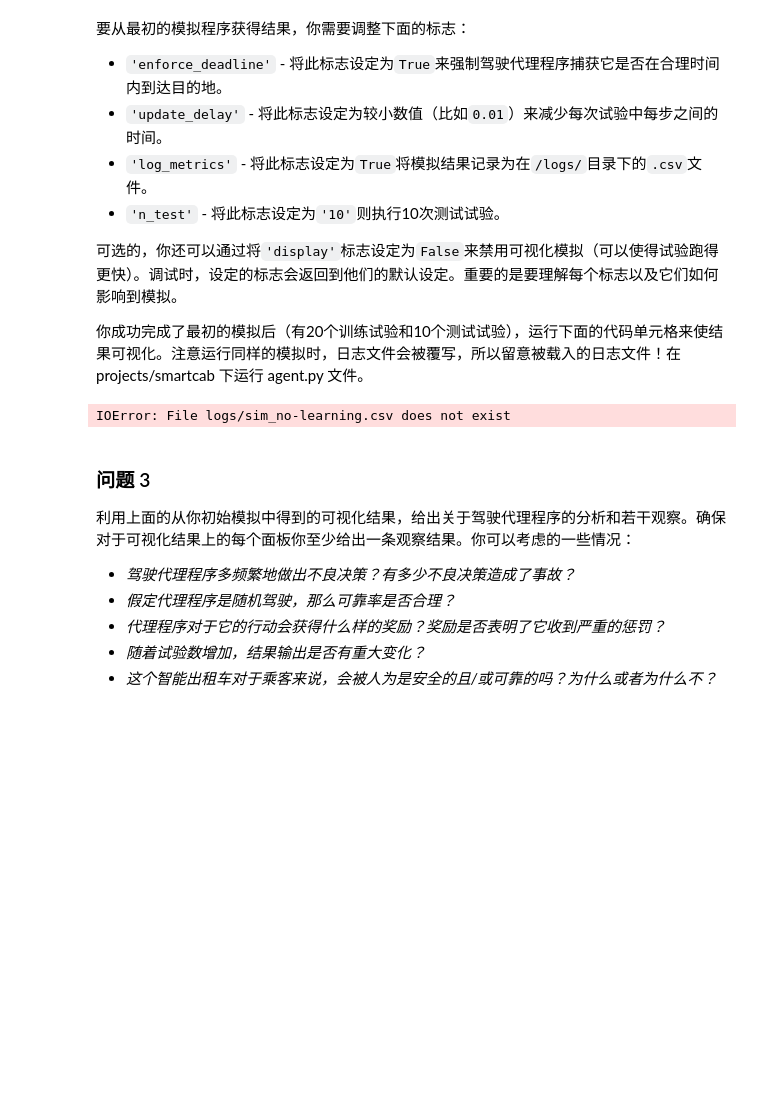
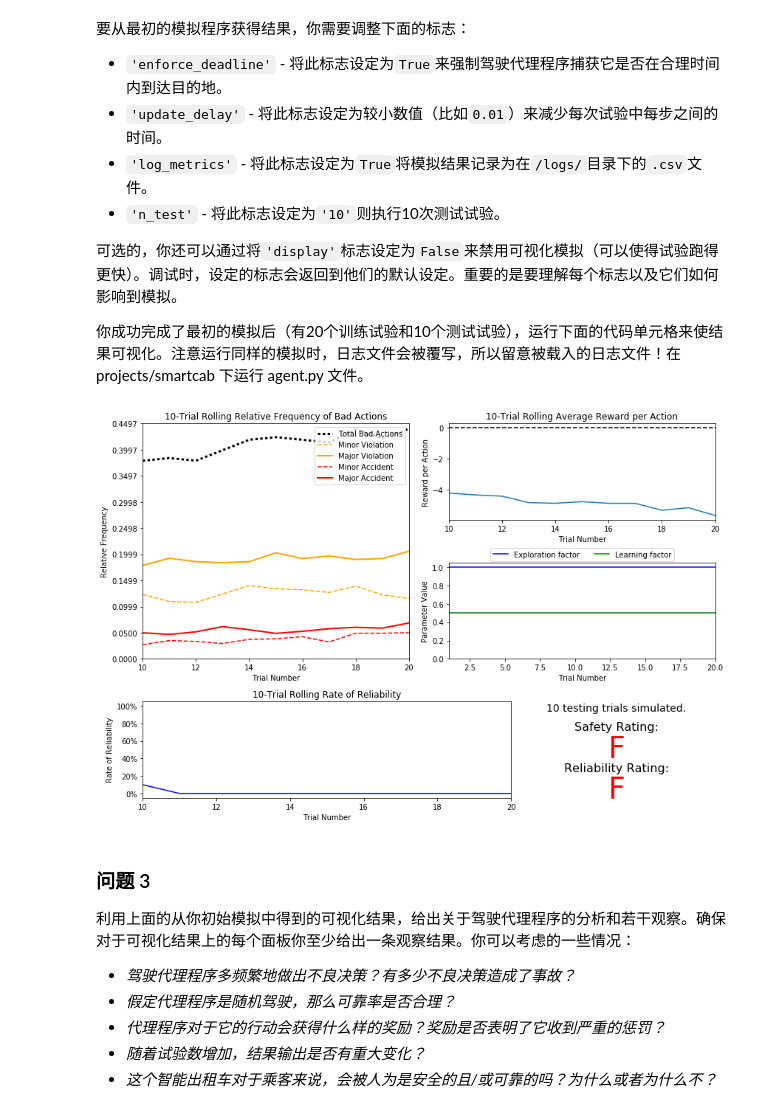
Before and after one commit to huhai463127310/smartcab, a Jupyter notebook: smartcab.ipynb, the cells around one changed output. Cells and saved outputs as stored; diff of their text form; code cells hidden in the pictures; blank space fills up the shorter version.

```diff
--- a/smartcab.ipynb
+++ b/smartcab.ipynb
@@ -93,9 +93,9 @@ import visuals as vs
 你成功完成了最初的模拟后（有20个训练试验和10个测试试验），运行下面的代码单元格来使结果可视化。注意运行同样的模拟时，日志文件会被覆写，所以留意被载入的日志文件！在 projects/smartcab 下运行 agent.py 文件。
 # %%
 # Load the 'sim_no-learning' log file from the initial simulation results
-vs.plot_trials('sim_no-learning.csv')
+vs.plot_trials('sim_no-learning.csv.bak')
 # %% [output]
-IOError: File logs/sim_no-learning.csv does not exist
+[figure, added]
 # %% [markdown]
 ### 问题 3
 利用上面的从你初始模拟中得到的可视化结果，给出关于驾驶代理程序的分析和若干观察。确保对于可视化结果上的每个面板你至少给出一条观察结果。你可以考虑的一些情况：
```
Also changed, not shown: parts of 18 cells of this notebook, 11 other files.
